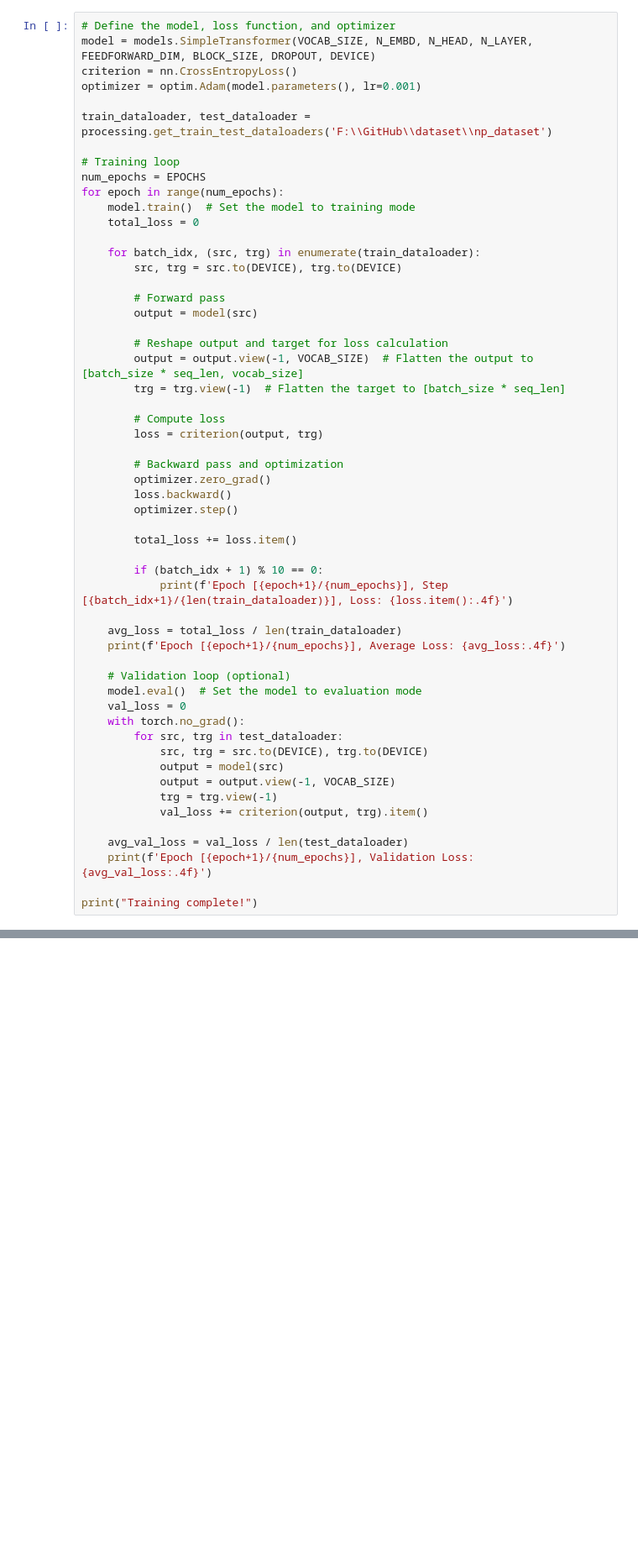
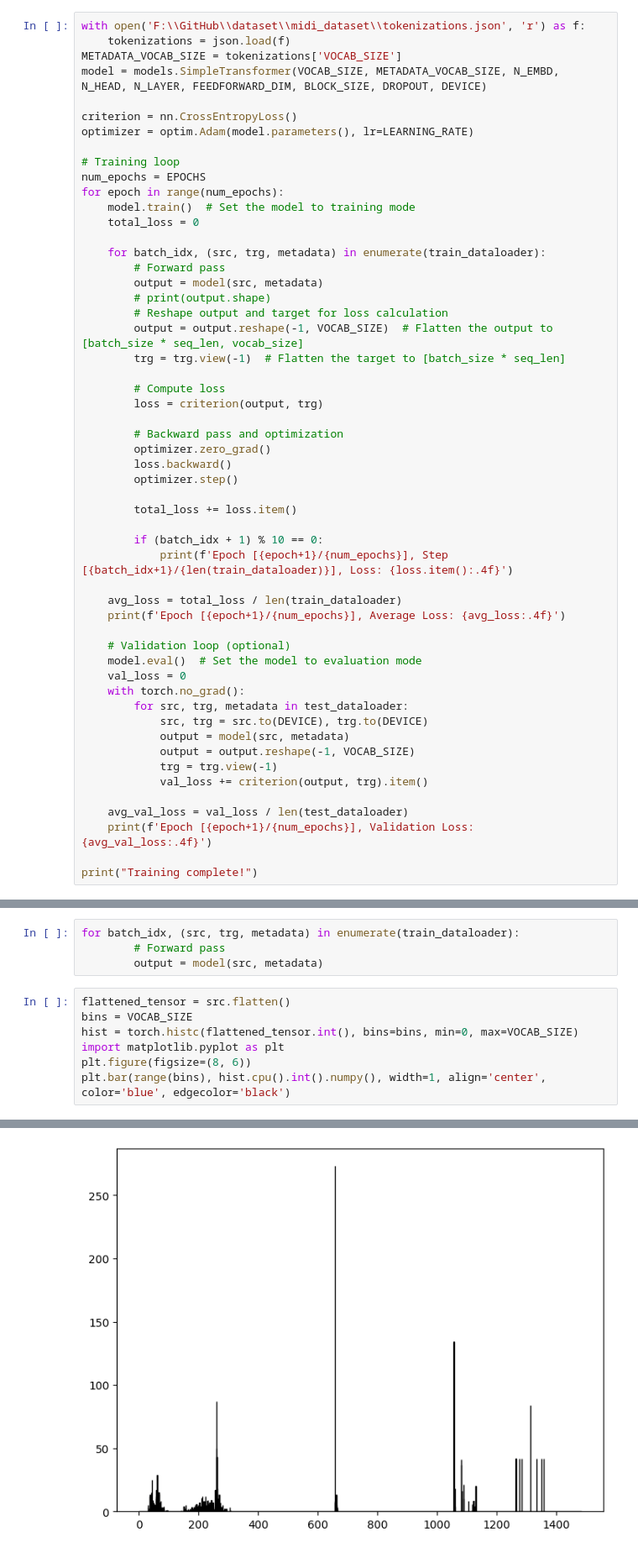
Before and after one commit to thorGabe123/Deep-Learning-Based-Sequence-Models-for-Music-Generation, a Jupyter notebook: test.ipynb, the cells around one changed output, grey strips where cells are left out. Shown at 84% size. Saved outputs shown, nothing was run; the diff lists cells and outputs as text; blank space fills up the shorter version.

```diff
--- a/test.ipynb
+++ b/test.ipynb
@@ -72,10 +18,11 @@ final_metadata
 # %%
-# Define the model, loss function, and optimizer
-model = models.SimpleTransformer(VOCAB_SIZE, N_EMBD, N_HEAD, N_LAYER, FEEDFORWARD_DIM, BLOCK_SIZE, DROPOUT, DEVICE)
+with open('F:\\GitHub\\dataset\\midi_dataset\\tokenizations.json', 'r') as f:
+    tokenizations = json.load(f)
+METADATA_VOCAB_SIZE = tokenizations['VOCAB_SIZE']
+model = models.SimpleTransformer(VOCAB_SIZE, METADATA_VOCAB_SIZE, N_EMBD, N_HEAD, N_LAYER, FEEDFORWARD_DIM, BLOCK_SIZE, DROPOUT, DEVICE)
+
 criterion = nn.CrossEntropyLoss()
-optimizer = optim.Adam(model.parameters(), lr=0.001)
-
-train_dataloader, test_dataloader = processing.get_train_test_dataloaders('F:\\GitHub\\dataset\\np_dataset')
+optimizer = optim.Adam(model.parameters(), lr=LEARNING_RATE)
 
 # Training loop
 num_epochs = EPOCHS
@@ -83,14 +30,12 @@ for epoch in range(num_epochs):
     model.train()  # Set the model to training mode
     total_loss = 0
 
-    for batch_idx, (src, trg) in enumerate(train_dataloader):
-        src, trg = src.to(DEVICE), trg.to(DEVICE)
-
+    for batch_idx, (src, trg, metadata) in enumerate(train_dataloader):
         # Forward pass
-        output = model(src)
-
+        output = model(src, metadata)
+        # print(output.shape)
         # Reshape output and target for loss calculation
-        output = output.view(-1, VOCAB_SIZE)  # Flatten the output to [batch_size * seq_len, vocab_size]
+        output = output.reshape(-1, VOCAB_SIZE)  # Flatten the output to [batch_size * seq_len, vocab_size]
         trg = trg.view(-1)  # Flatten the target to [batch_size * seq_len]
 
         # Compute loss
@@ -113,10 +58,10 @@ for epoch in range(num_epochs):
     model.eval()  # Set the model to evaluation mode
     val_loss = 0
     with torch.no_grad():
-        for src, trg in test_dataloader:
+        for src, trg, metadata in test_dataloader:
             src, trg = src.to(DEVICE), trg.to(DEVICE)
-            output = model(src)
-            output = output.view(-1, VOCAB_SIZE)
+            output = model(src, metadata)
+            output = output.reshape(-1, VOCAB_SIZE)
             trg = trg.view(-1)
             val_loss += criterion(output, trg).item()
 
@@ -144,0 +78,12 @@ Training complete!
+# %%
+for batch_idx, (src, trg, metadata) in enumerate(train_dataloader):
+        # Forward pass
+        output = model(src, metadata)
+# %%
+flattened_tensor = src.flatten()
+bins = VOCAB_SIZE
+hist = torch.histc(flattened_tensor.int(), bins=bins, min=0, max=VOCAB_SIZE)
+import matplotlib.pyplot as plt
+plt.figure(figsize=(8, 6))
+plt.bar(range(bins), hist.cpu().int().numpy(), width=1, align='center', color='blue', edgecolor='black')
+# %% [output]
@@ -144,0 +91 @@ Training complete!
+[figure, added]
```
Also changed, not shown: parts of 7 cells of this notebook, 5 other files.
